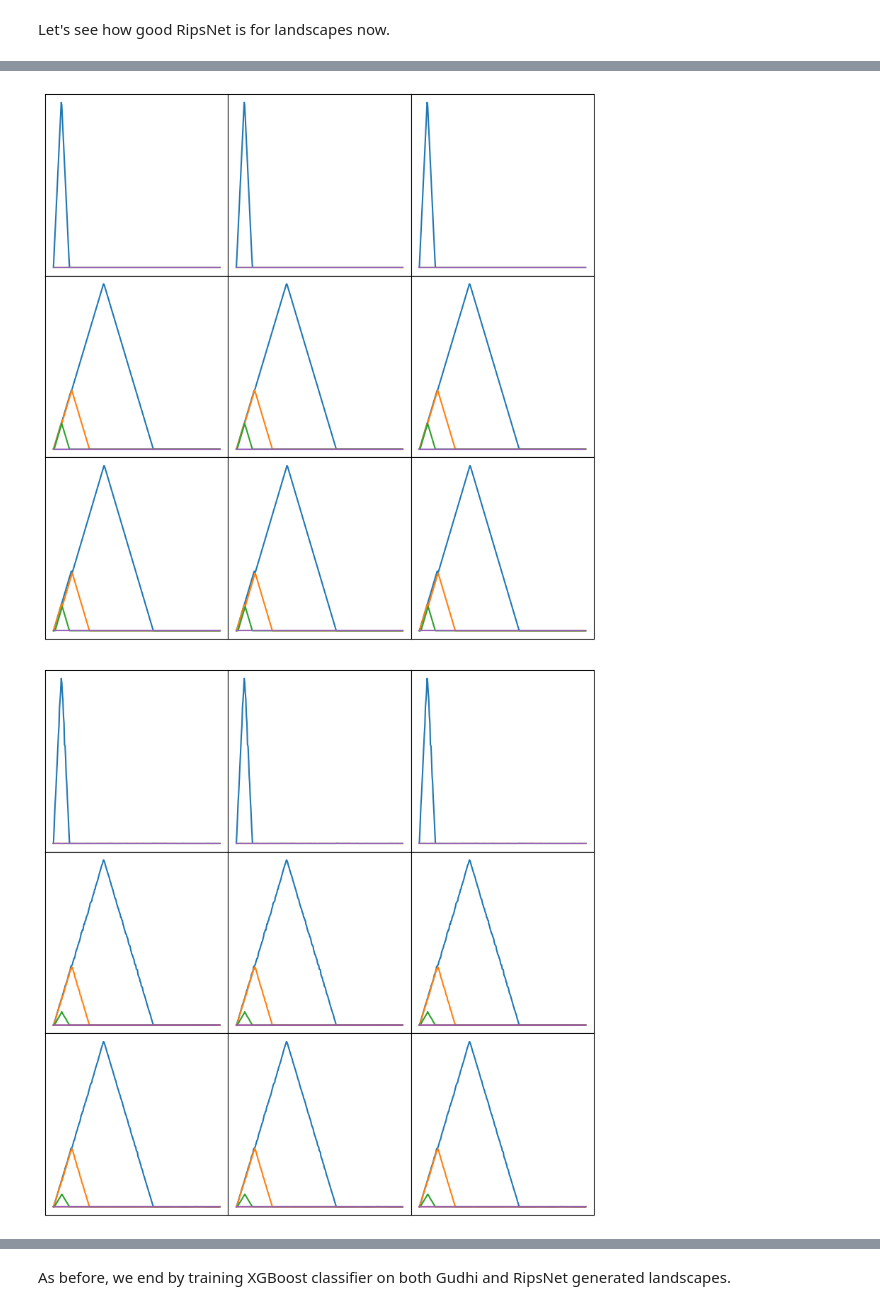
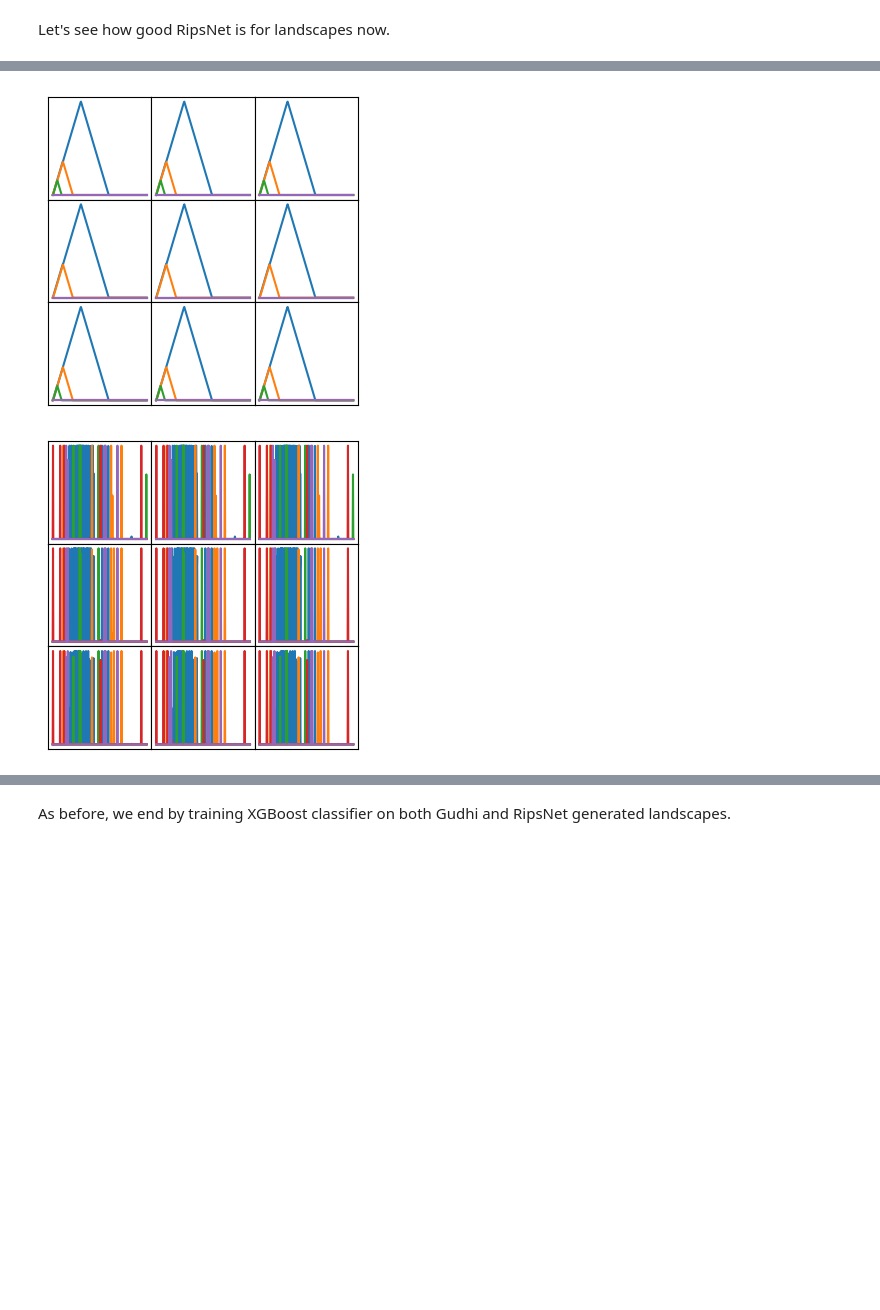
Before and after one commit to jumdc/ripsnet, a Jupyter notebook: tutorial.ipynb, the cells around one changed output, grey strips where cells are left out. Saved outputs shown, nothing was run; the diff lists cells and outputs as text; code cells hidden in the pictures; blank space fills up the shorter version.

Commit message:
pursue cleaning

```diff
--- a/tutorial.ipynb
+++ b/tutorial.ipynb
@@ -48,7 +51,3 @@ Next we use helper functions to compute these point clouds.
-# %%
-data_train,      label_train       = create_multiple_circles(N_sets_train, N_points, noisy=0, N_noise=N_noise)
-clean_data_test, clean_label_test  = create_multiple_circles(N_sets_test,  N_points, noisy=0, N_noise=N_noise)
-noisy_data_test, noisy_label_test  = create_multiple_circles(N_sets_test,  N_points, noisy=1, N_noise=N_noise)
 # %% [markdown]
 Let's check some of these point clouds!
 # %%
@@ -179,6 +163,8 @@ callback = tf.keras.callbacks.EarlyStopping(monitor='val_loss', min_delta=1e-5,
                                             patience=200, verbose=0, mode='auto', baseline=None,
                                             restore_best_weights=False)
 optim = tf.keras.optimizers.Adamax(learning_rate=5e-4)
+
+# - define the model
 inputs = tf.keras.Input(shape=(None,2), dtype ="float32", ragged=True)
 x = DenseRagged(units=30, use_bias=True, activation='relu')(inputs)
 x = DenseRagged(units=20, use_bias=True, activation='relu')(x)
@@ -190,3 +176,10 @@ x = tf.keras.layers.Dense(200, activation='relu')(x)
 outputs = tf.keras.layers.Dense(PI_train.shape[1], activation='sigmoid')(x)
 model_PI = tf.keras.Model(inputs=inputs, outputs=outputs)
 model_PI.compile(optimizer=optim, loss="mse")
+
+# - print the summary of the model
+model_PI.summary()
+
+# - fit the model
+history = model_PI.fit(tf_data_train, PI_train, epochs=2,
+                       validation_data=(tf_clean_data_test, clean_PI_test), callbacks=[callback], verbose=0)
@@ -215,6 +204,3 @@ Time to learn!
-# %%
-history = model_PI.fit(tf_data_train, PI_train, epochs=1000,
-                       validation_data=(tf_clean_data_test, clean_PI_test), callbacks=[callback], verbose=0)
 # %% [markdown]
 Learning is done! The advantage of RipsNet is that we can now use it to predict persistence images directly from point clouds in the blink of an eye!
 # %%
@@ -347,3 +329,12 @@ x = tf.keras.layers.Dense(200, activation='relu')(x)
 outputs = tf.keras.layers.Dense(PL_train.shape[1], activation='sigmoid')(x)
 model_PL = tf.keras.Model(inputs=inputs, outputs=outputs)
 model_PL.compile(optimizer=optim, loss="mse")
+
+# - fit the model
+history = model_PL.fit(tf_data_train, PL_train, epochs=2,
+                       validation_data=(tf_clean_data_test, clean_PL_test), callbacks=[callback], verbose=0)
+
+# - compute the predictions
+train_PL_prediction = model_PL.predict(tf_data_train)
+clean_PL_prediction = model_PL.predict(tf_clean_data_test)
+noisy_PL_prediction = model_PL.predict(tf_noisy_data_test)
@@ -361,7 +345,7 @@ noisy_PL_prediction = model_PL.predict(tf_noisy_data_test)
 # %% [markdown]
 Let's see how good RipsNet is for landscapes now.
 # %%
-fig = plt.figure(figsize=(10, 10))
+fig = plt.figure(figsize=(4, 4))
 gs = gridspec.GridSpec(3, 3, width_ratios=[1,1,1], wspace=0.0, hspace=0.0)
 for i in range(3):
     for j in range(3):
@@ -370,7 +354,7 @@ for i in range(3):
         plt.xticks([])
         plt.yticks([])
 
-fig = plt.figure(figsize=(10, 10))
+fig = plt.figure(figsize=(4, 4))
 gs = gridspec.GridSpec(3, 3, width_ratios=[1,1,1], wspace=0.0, hspace=0.0)
 for i in range(3):
     for j in range(3):
@@ -380,7 +364,7 @@ for i in range(3):
         plt.xticks([])
         plt.yticks([])
 
-fig = plt.figure(figsize=(10, 10))
+fig = plt.figure(figsize=(4, 4))
 gs = gridspec.GridSpec(3, 3, width_ratios=[1,1,1], wspace=0.0, hspace=0.0)
 for i in range(3):
     for j in range(3):
@@ -394,3 +378,3 @@ for i in range(3):
-[figure, old version]
+[figure, new version]
-[figure, old version]
+[figure, new version]
 # %%
```
Also changed, not shown: parts of 52 cells of this notebook, 12 other files.
